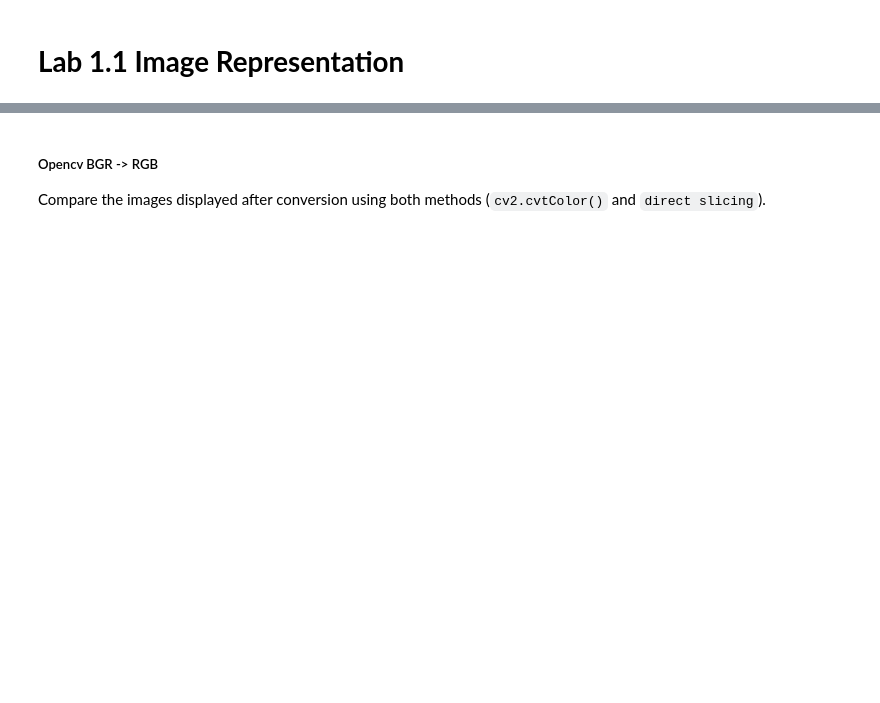
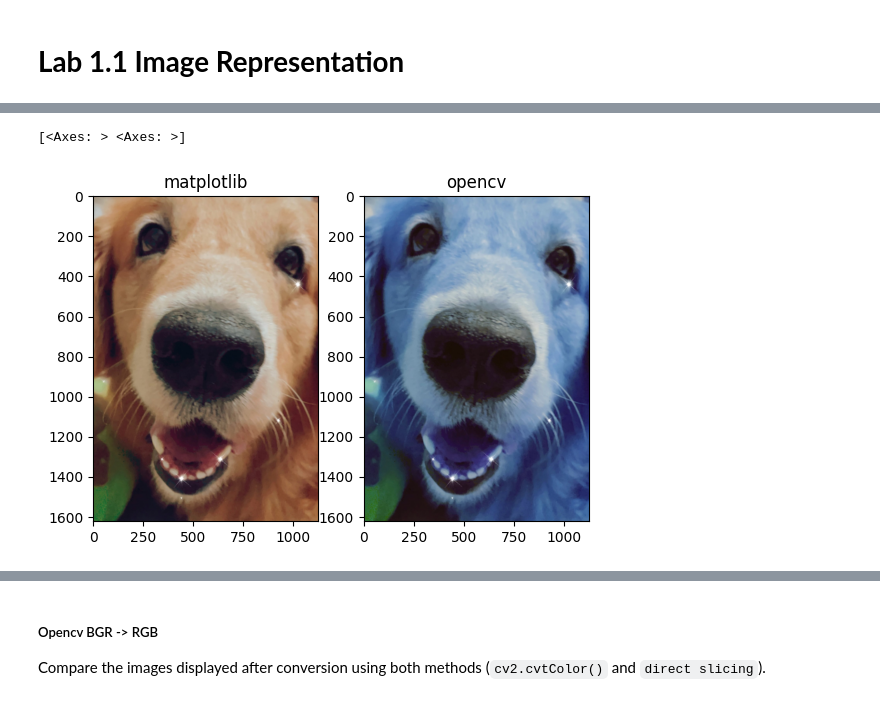
Before and after one commit to Digital-Image-Processing-Laboratory/image_processing-2024, a Jupyter notebook: Lab1_image-representation/Lab1_1.ipynb, the cells around one changed output, grey strips where cells are left out. Saved outputs shown, nothing was run; the diff lists cells and outputs as text; code cells hidden in the pictures; blank space fills up the shorter version.

```diff
--- a/Lab1_image-representation/Lab1_1.ipynb
+++ b/Lab1_image-representation/Lab1_1.ipynb
@@ -37,20 +39,25 @@ In this part, you will explore how different libraries interpret and display ima
 # %%
 ### START CODE HERE ###
 
-mpl_img = plt.imread(None)
-cv_img = cv2.imread(None)
+mpl_img = plt.imread("asset/copper.jpeg")
+cv_img = cv2.imread("asset/copper.jpeg")
 
-fig, axs = plt.subplots(None)
+# print(mpl_img)
+# print(cv_img)
 
+fig, axs = plt.subplots(1,2)
 
-
-
-
-
-
+print(axs)
+axs[0].set_title("matplotlib")
+axs[0].imshow(mpl_img)
+axs[1].set_title("opencv")
+axs[1].imshow(cv_img)
 
 plt.show()
 ### END CODE HERE ###
+# %% [output]
+[<Axes: > <Axes: >]
+[figure, added]
 # %% [markdown]
 ### Opencv [BGR] vs Matplotlib [RGB]
 Examine the grayscale representations of individual color channels for each library.
```
Also changed, not shown: parts of 10 cells of this notebook, 32 other files.
